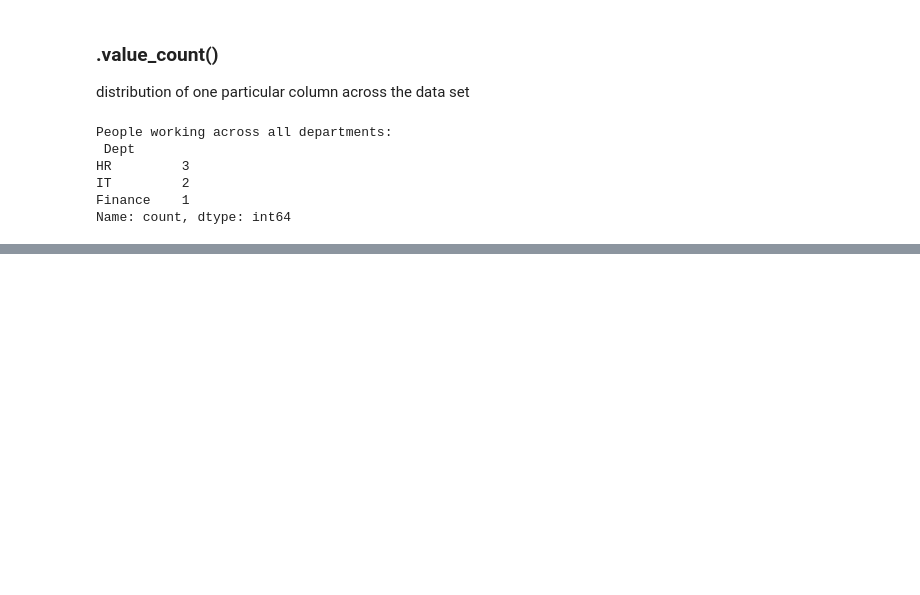
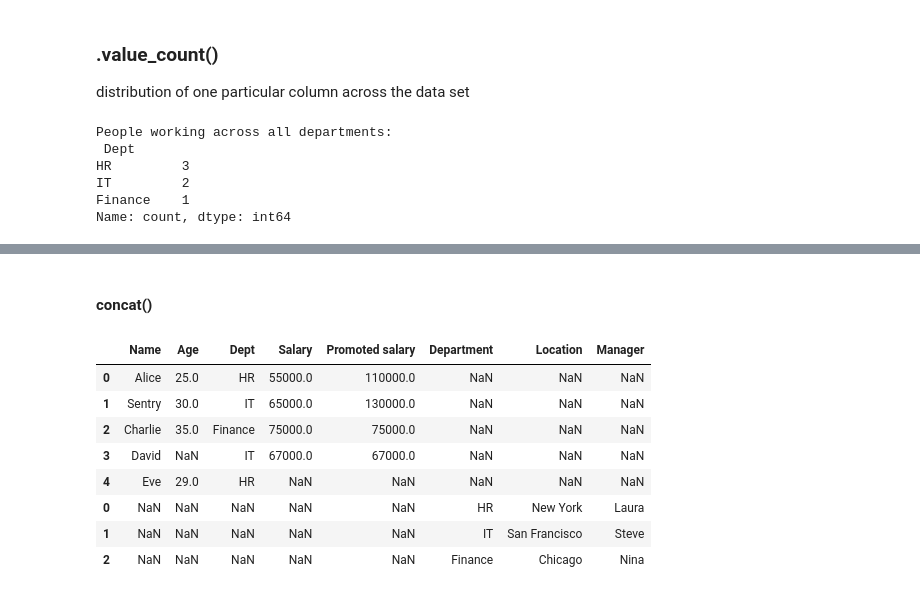
Before and after one commit to Ashcodes69/Pandas, a Jupyter notebook: pd_DataFrames.ipynb, the cells around one changed output, grey strips where cells are left out. Saved outputs shown, nothing was run; the diff lists cells and outputs as text; code cells hidden in the pictures; blank space fills up the shorter version.

Commit message:
dataframe complited

```diff
--- a/pd_DataFrames.ipynb
+++ b/pd_DataFrames.ipynb
@@ -198,0 +297,11 @@ Name: count, dtype: int64
+# %%
+print("Origional df: ")
+print(df)
+
+# lets change Bob's name to Sentry
+df["Name"]=df["Name"].replace("Bob","Sentry")
+# here you can see Bob changed into sentry
+# beause we set df['Name'] = replaced name it also changed int he origional df
+
+print("\n Changet df:")
+df
@@ -198,0 +326,7 @@ Name: count, dtype: int64
+# %%
+print("dublicate rows: \n",df[df.duplicated()])
+
+# delete the dublicate rouw
+df = df.drop_duplicates()
+print("\nDf with no dublicate vaalues: ")
+df
@@ -198,0 +349,10 @@ Name: count, dtype: int64
+# %%
+# for example
+# lets just devide the promoted salarys by 2 which are grater than 130000
+
+df["Promoted salary"] = df["Promoted salary"].apply(
+    lambda x: x / 2 if x > 130000 else x
+)
+# as you can see two values in index 2 and 3 are grater than 130000 so the get devided by 2
+# we can also use any function instead of lambda inside .apply()
+df
@@ -198,0 +368,10 @@ Name: count, dtype: int64
+# %%
+# lets take an another data set to understand this topic
+department_info = {
+    "Department": ["HR", "IT", "Finance"],
+    "Location": ["New York", "San Francisco", "Chicago"],
+    "Manager": ["Laura", "Steve", "Nina"],
+}
+df2 = pd.DataFrame(department_info)
+print(df)  # our first data
+df2  # second data
@@ -198,0 +389,16 @@ Name: count, dtype: int64
+# %% [markdown]
+#### concat()
+# %%
+pd.concat([df,df2])
+# combines alll data horizontly row wise
+# set all missing values from both the data sets to null
+# %% [output]
+|  | Name | Age | Dept | Salary | Promoted salary | Department | Location | Manager |
+| 0 | Alice | 25.0 | HR | 55000.0 | 110000.0 | NaN | NaN | NaN |
+| 1 | Sentry | 30.0 | IT | 65000.0 | 130000.0 | NaN | NaN | NaN |
+| 2 | Charlie | 35.0 | Finance | 75000.0 | 75000.0 | NaN | NaN | NaN |
+| 3 | David | NaN | IT | 67000.0 | 67000.0 | NaN | NaN | NaN |
+| 4 | Eve | 29.0 | HR | NaN | NaN | NaN | NaN | NaN |
+| 0 | NaN | NaN | NaN | NaN | NaN | HR | New York | Laura |
+| 1 | NaN | NaN | NaN | NaN | NaN | IT | San Francisco | Steve |
+| 2 | NaN | NaN | NaN | NaN | NaN | Finance | Chicago | Nina |
```
Also changed, not shown: parts of 22 cells of this notebook.
